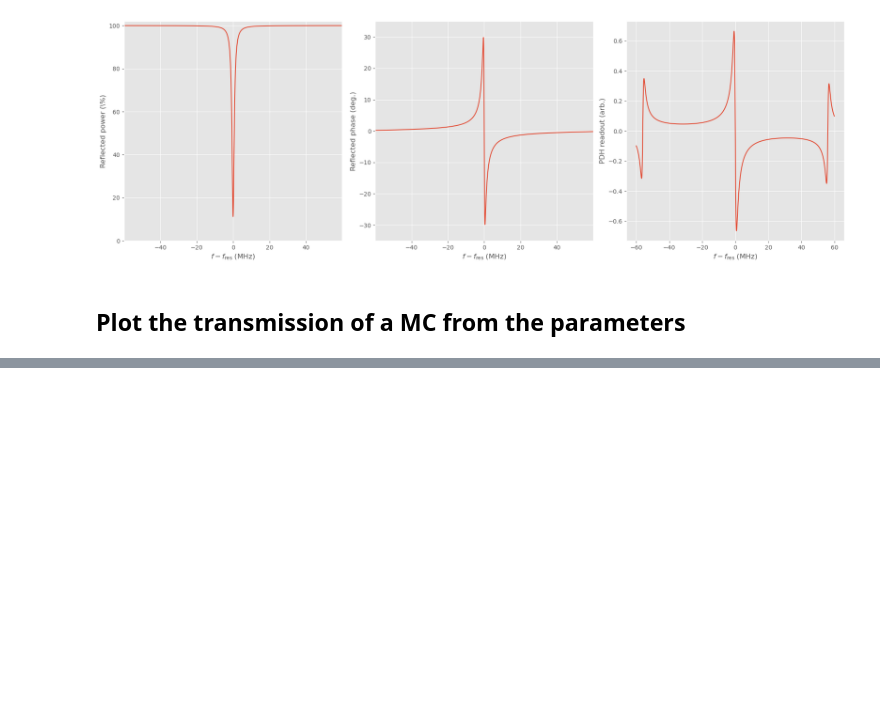
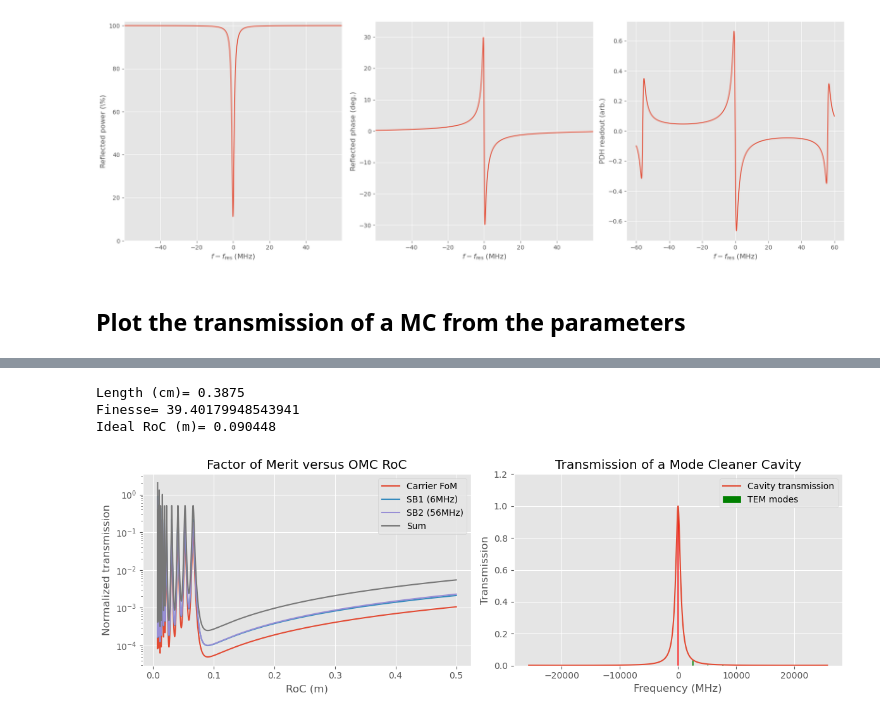
Before and after one commit to antoine-amy/AdV_AMC_design, a Jupyter notebook: MC_design.ipynb, the cells around one changed output, grey strips where cells are left out. Cells and saved outputs as stored; diff of their text form; code cells hidden in the pictures; blank space fills up the shorter version.

```diff
--- a/MC_design.ipynb
+++ b/MC_design.ipynb
@@ -124 +164,57 @@ df (MHz)= 148.1843934681287
+# %%
+# Input parameters
+c = 2.99792e8 # Speed of light
+idxn = 1.44963 # Index of the cavity
+length = 0.06200 / 16 # Physical length of the cavity
+lopt = 2 * idxn * length # Optical length travelled by the beam in the cavity
+fmod1 = 6.270777e6 # Frenquency of the first SB
+fm = [fmod1, fmod1*9] # List of the SBs frequency
+lambda_ = 1064.0e-9 # Wavelength of the carrier
+SB_limit = 0.90 # SBs transmissions limit
+
+P=[[1],[1,1]] # Input power of the carrier & SBs
+P_HoMs=[np.ones(10),np.full(10, 2),np.full(10, 2)] # Input power of carrier & SBs HOMs
+
+# Determine the max finesse that respect SB_limit
+FL_max = (c * np.sqrt(1 - SB_limit)) / (4 * fm[-1] * np.sqrt(SB_limit))
+Fomc = FL_max / lopt
+
+# Call the function with the input parameters
+rho_vect, FoM_vect_car, FoM_vect_SB = MCdf.FoMvsRoC(idxn, length, Fomc, fm, P, P_HoMs)
+
+# Calculate  the total transmissions of the HOMs & the ideal RoC
+FoM_vect_sum = FoM_vect_car + FoM_vect_SB[0] + FoM_vect_SB[1]
+r=rho_vect[np.argmin(FoM_vect_sum)]
+
+# Print the parameters choosed
+print("Length (cm)=", length * 10**2)
+print("Finesse=",Fomc)
+print("Ideal RoC (m)=", r)
+
+g=(1-length/r)
+
+# Create a 1x2 grid of subplots
+fig, (ax1, ax2) = plt.subplots(nrows=1, ncols=2, figsize=(12, 4))
+
+# Plot the first graph on ax1
+ax1.plot(rho_vect, FoM_vect_car, label='Carrier FoM')
+ax1.plot(rho_vect, FoM_vect_SB[0], label='SB1 (6MHz)')
+ax1.plot(rho_vect, FoM_vect_SB[1], label='SB2 (56MHz)')
+ax1.plot(rho_vect, FoM_vect_sum, label='Sum')
+ax1.set_xlabel('RoC (m)')
+ax1.set_ylabel('Normalized transmission')
+ax1.set_yscale('log')
+ax1.set_title('Factor of Merit versus OMC RoC')
+ax1.legend()
+
+MCdf.plot_transmission(idxn, length, Fomc, g, fm, 10, ax2)
+
+# Display the subplots
+plt.tight_layout()
+plt.show()
+# %% [output]
+Length (cm)= 0.3875
+Finesse= 39.40179948543941
+Ideal RoC (m)= 0.090448
+[figure, added]
 # %%
```
Also changed, not shown: parts of 11 cells of this notebook, 5 other files.
